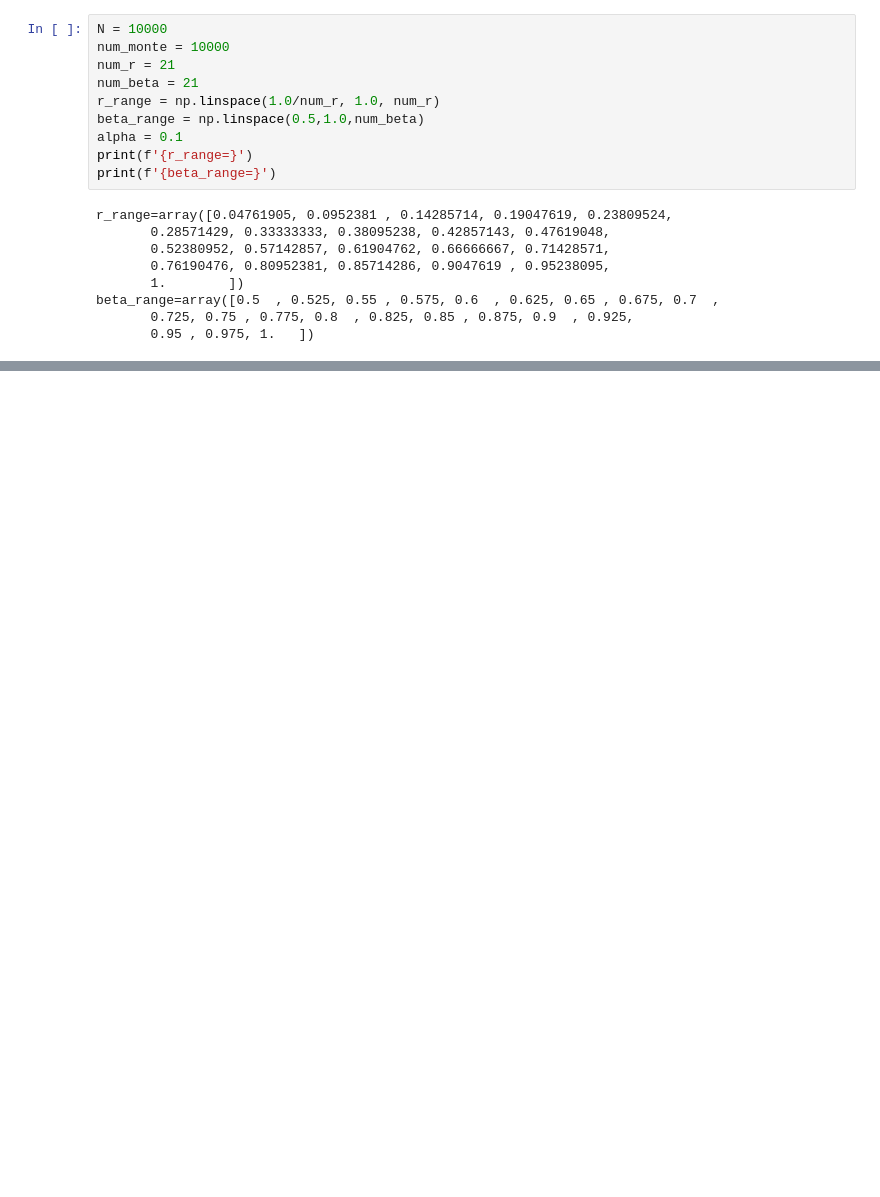
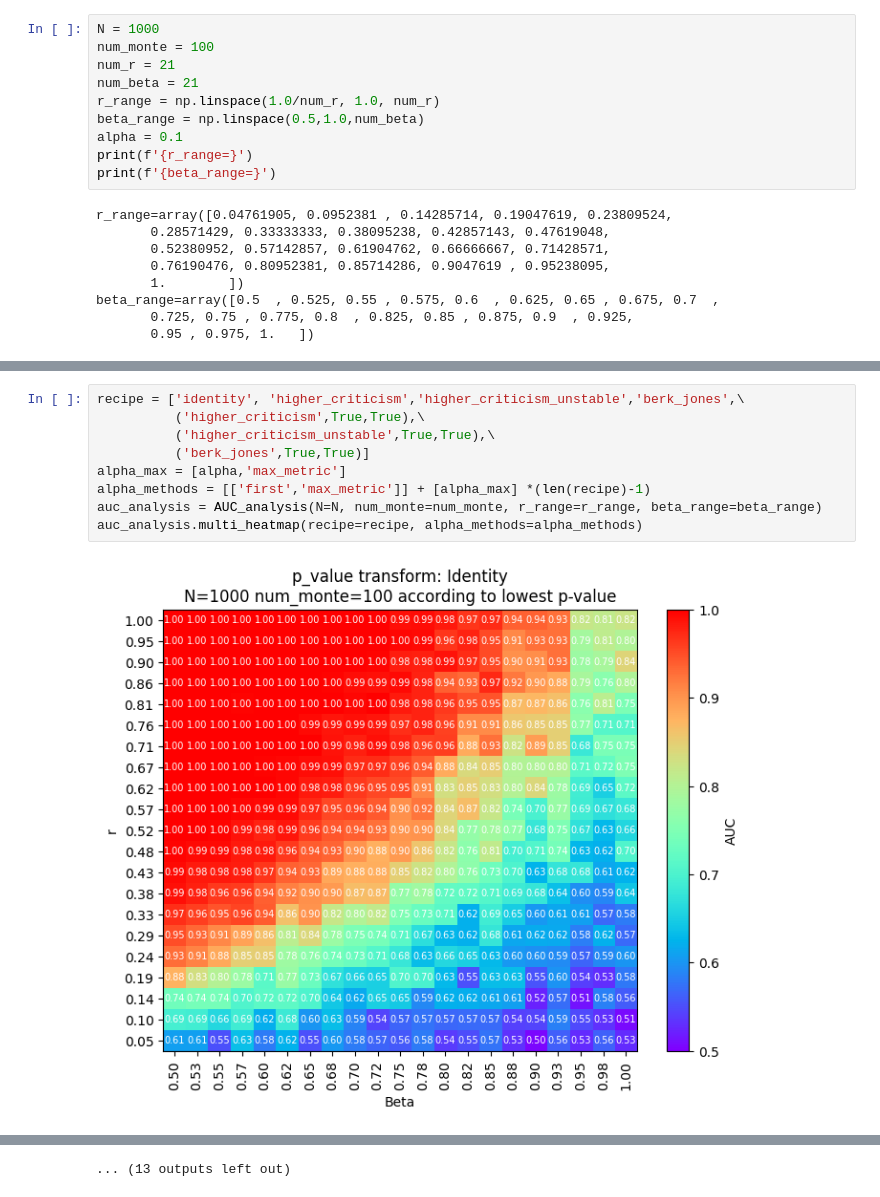
Before and after one commit to drormeir/Thesis, a Jupyter notebook: python/analysis/multi_methods_analyze_auc.ipynb, the cells around one changed output, grey strips where cells are left out. Saved outputs shown, nothing was run; the diff lists cells and outputs as text; blank space fills up the shorter version.

```diff
--- a/python/analysis/multi_methods_analyze_auc.ipynb
+++ b/python/analysis/multi_methods_analyze_auc.ipynb
@@ -47,6 +68,6 @@ from python.metrics.auc import AUC_analysis
 # %%
-N = 10000
-num_monte = 10000
+N = 1000
+num_monte = 100
 num_r = 21
 num_beta = 21
 r_range = np.linspace(1.0/num_r, 1.0, num_r)
@@ -83,0 +87,11 @@ KeyboardInterrupt:
+# %%
+recipe = ['identity', 'higher_criticism','higher_criticism_unstable','berk_jones',\
+          ('higher_criticism',True,True),\
+          ('higher_criticism_unstable',True,True),\
+          ('berk_jones',True,True)]
+alpha_max = [alpha,'max_metric']
+alpha_methods = [['first','max_metric']] + [alpha_max] *(len(recipe)-1)
+auc_analysis = AUC_analysis(N=N, num_monte=num_monte, r_range=r_range, beta_range=beta_range)
+auc_analysis.multi_heatmap(recipe=recipe, alpha_methods=alpha_methods)
+# %% [output]
+[figure, added]
@@ -83,0 +109 @@ KeyboardInterrupt:
+... (13 outputs left out)
```
Also changed, not shown: parts of 4 cells of this notebook, 1 other file.
